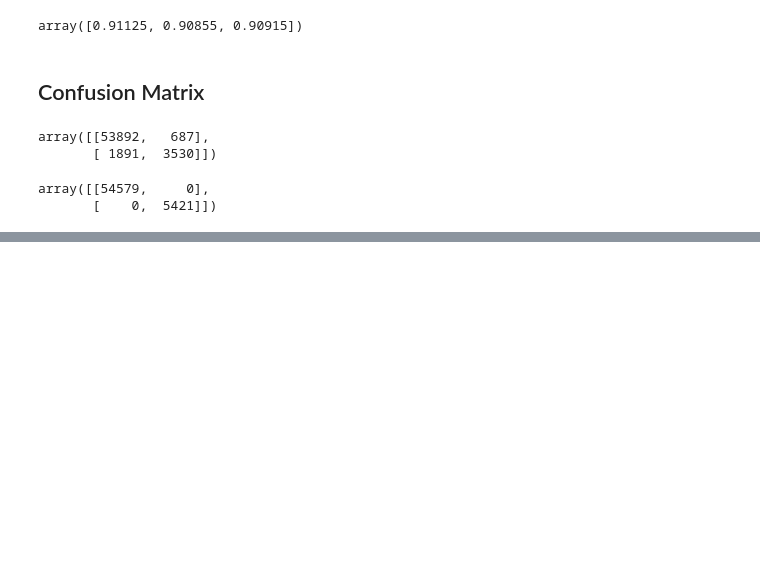
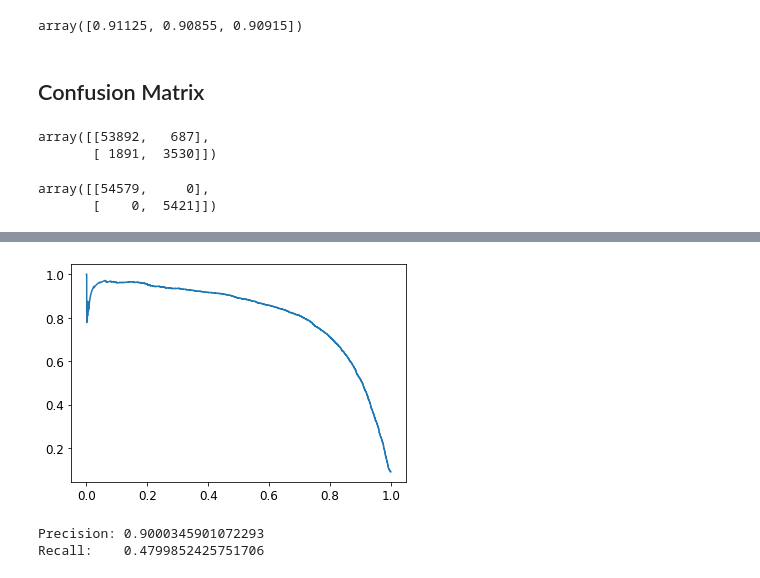
Before and after one commit to ncerdan/HandsOnML, a Jupyter notebook: 03_Classification.ipynb, the cells around one changed output, grey strips where cells are left out. Drawn from its saved outputs; the diff is of its cells as text; code cells hidden in the pictures; blank space fills up the shorter version.

```diff
--- a/03_Classification.ipynb
+++ b/03_Classification.ipynb
@@ -186,0 +240,21 @@ array([[54579,     0],
+# %%
+# could also plot precision vs recall
+plt.plot(recalls, precisions)
+plt.show()
+
+# in this case it would probably make sense to pick a recall before precision drops steeply, say, .6 or so
+# %% [output]
+[figure, added]
+# %%
+# could also search for lowest threshold that gives you at least 90% precision
+threshold_90_precision = thresholds[np.argmax(precisions >= 0.90)]
+
+# to use it
+y_train_pred_90 = (y_scores >= threshold_90_precision)
+
+# lets check its stats
+print('Precision:', precision_score(y_train_5, y_train_pred_90))   # will be just over 0.90
+print('Recall:   ', recall_score(y_train_5, y_train_pred_90))      # will be worse bc trade-off
+# %% [output]
+Precision: 0.9000345901072293
+Recall:    0.4799852425751706
```
Also changed, not shown: parts of 12 cells of this notebook.
